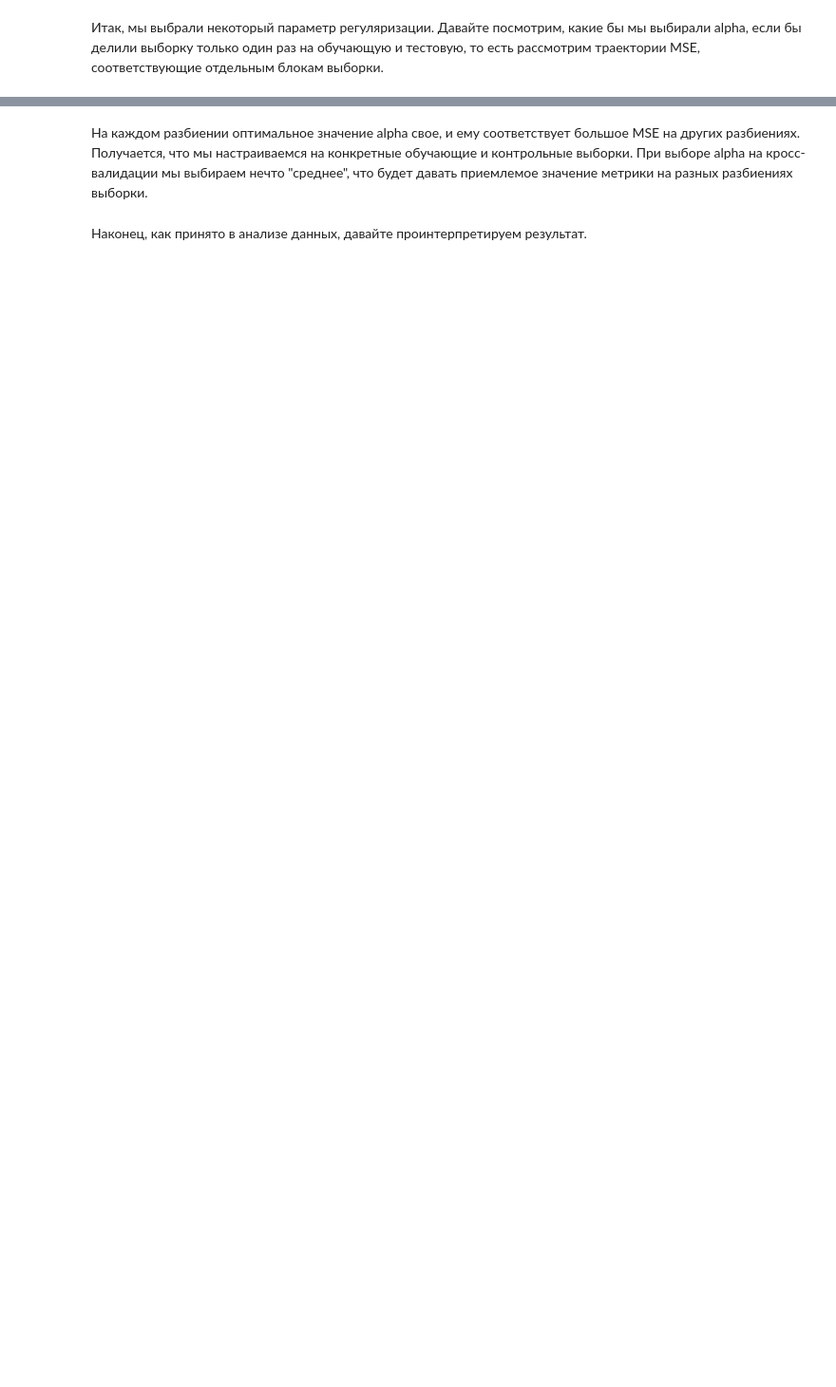
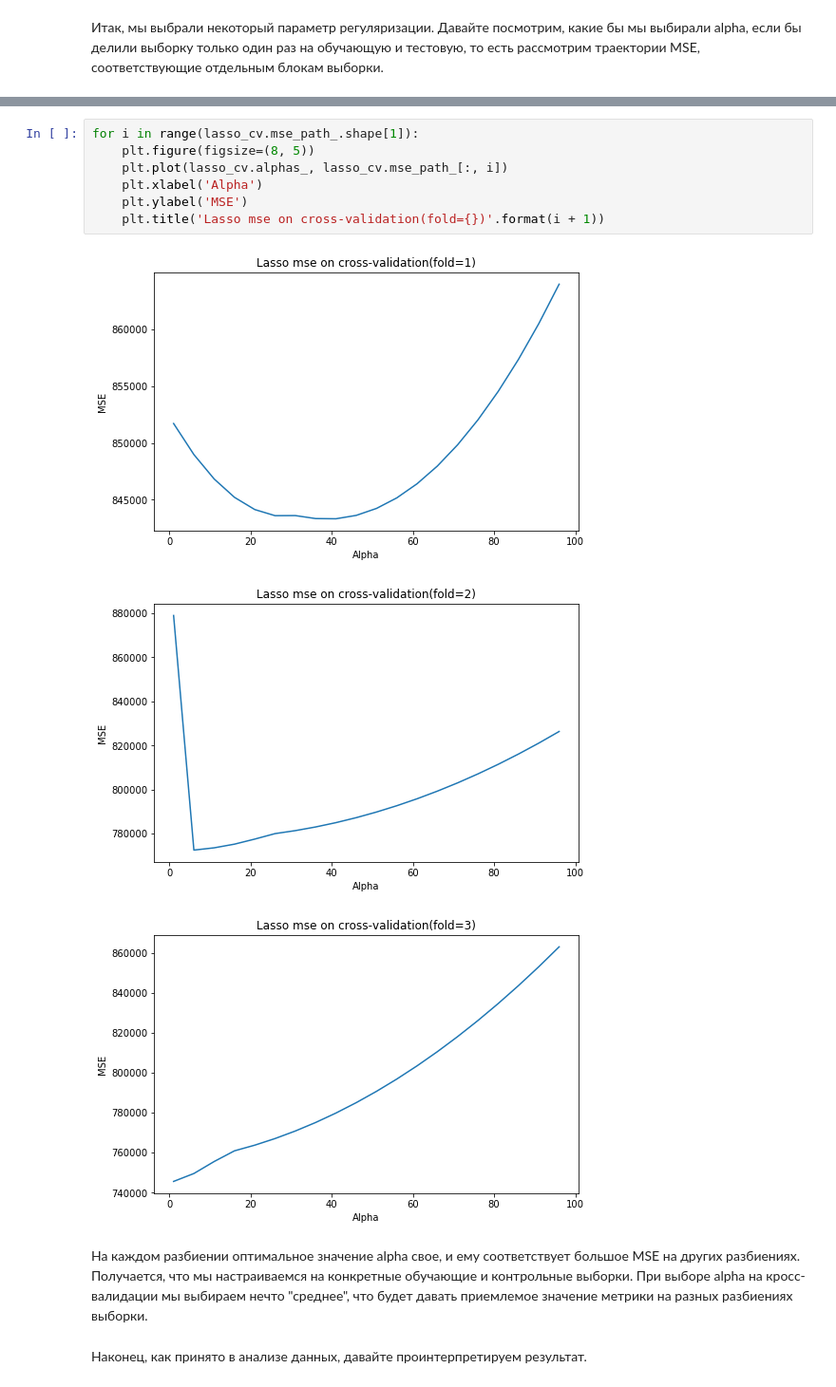
Before and after one commit to KomissarovSemyon/ml_specialization, a Jupyter notebook: course2/week2/OverfittingTask.ipynb, the cells around one changed output, grey strips where cells are left out. Shown at 95% size. Cells and saved outputs as stored; diff of their text form; blank space fills up the shorter version.

```diff
--- a/course2/week2/OverfittingTask.ipynb
+++ b/course2/week2/OverfittingTask.ipynb
@@ -223,3 +342,14 @@ alphas = np.arange(1, 100, 5)
+# %%
+for i in range(lasso_cv.mse_path_.shape[1]):
+    plt.figure(figsize=(8, 5))
+    plt.plot(lasso_cv.alphas_, lasso_cv.mse_path_[:, i])
+    plt.xlabel('Alpha')
+    plt.ylabel('MSE')
+    plt.title('Lasso mse on cross-validation(fold={})'.format(i + 1))
+# %% [output]
+[figure, added]
+[figure, added]
+[figure, added]
 # %% [markdown]
 На каждом разбиении оптимальное значение alpha свое, и ему соответствует большое MSE на других разбиениях. Получается, что мы настраиваемся на конкретные обучающие и контрольные выборки. При выборе alpha на кросс-валидации мы выбираем нечто "среднее", что будет давать приемлемое значение метрики на разных разбиениях выборки.
 # %% [markdown]
```
Also changed, not shown: parts of 16 cells of this notebook.
